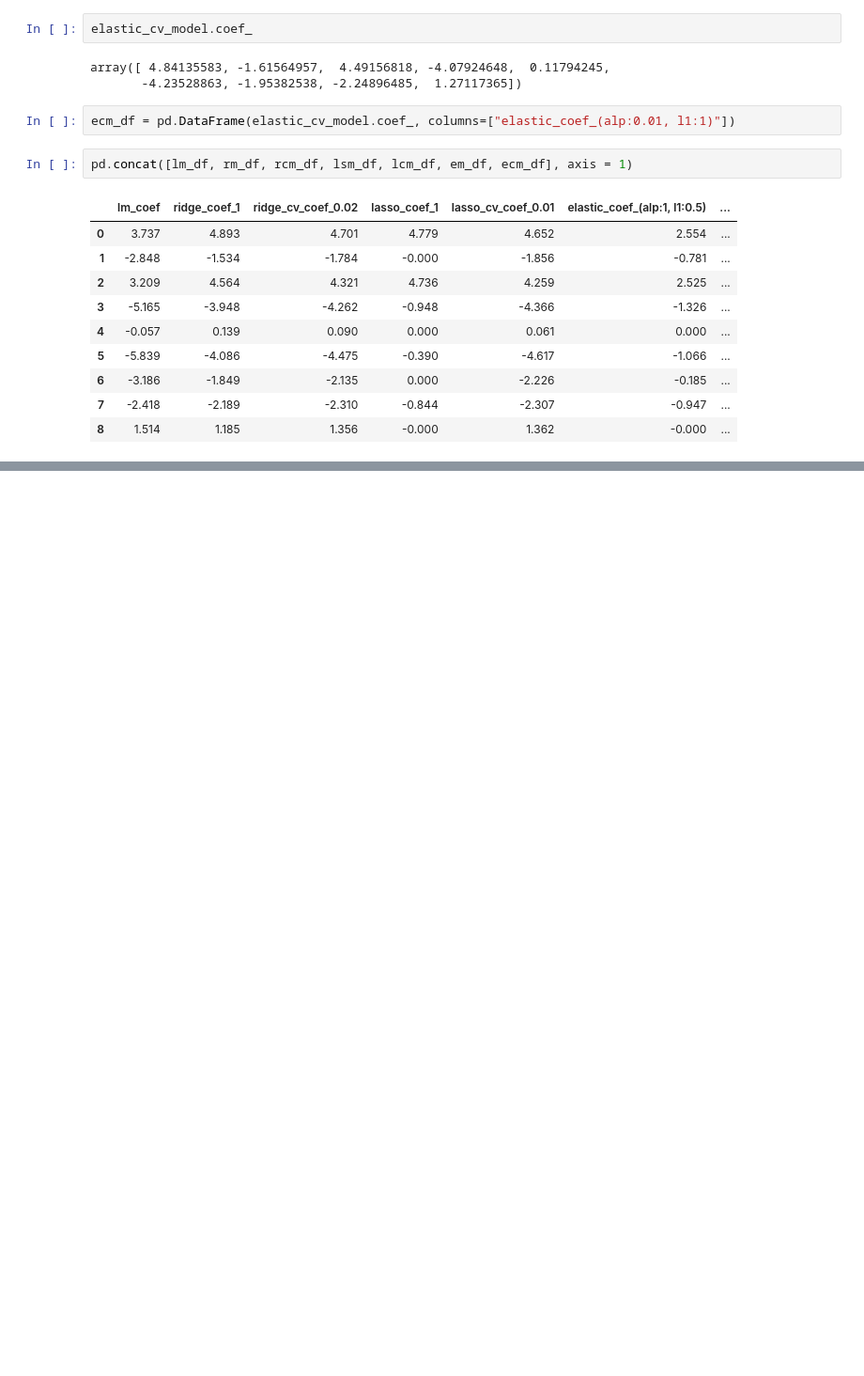
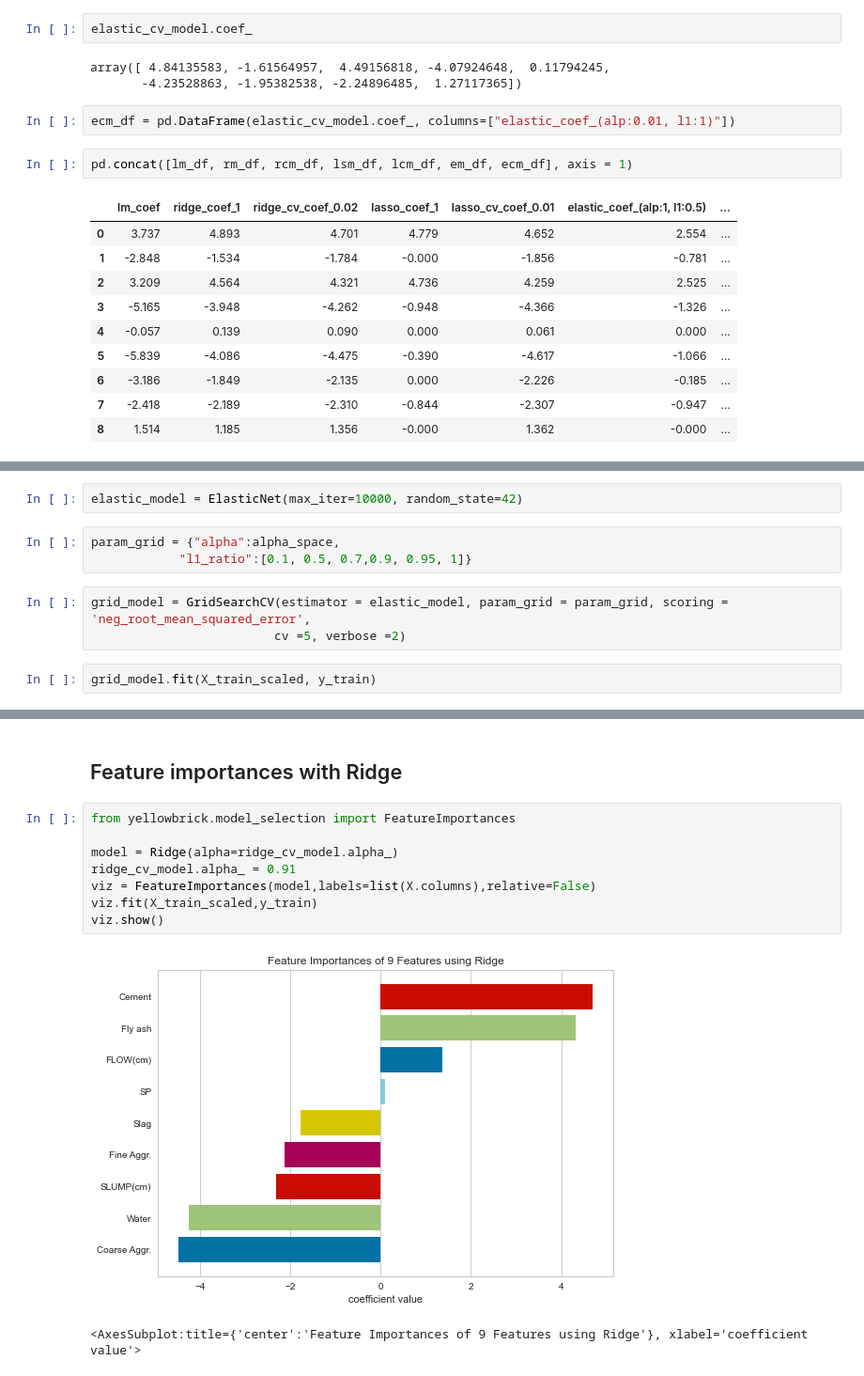
Before and after one commit to frkks/Data-Sc-ence, a Jupyter notebook: Machine Learning/Assigments/ML - Assigment-1 (Concrete Slump Test Prediction)(ML 1022 EU)/cement_slump_notebook.assignment1.ipynb, the cells around one changed output, grey strips where cells are left out. Shown at 94% size. Drawn from its saved outputs; the diff is of its cells as text; blank space fills up the shorter version.

```diff
--- a/Machine Learning/Assigments/ML - Assigment-1 (Concrete Slump Test Prediction)(ML 1022 EU)/cement_slump_notebook.assignment1.ipynb
+++ b/Machine Learning/Assigments/ML - Assigment-1 (Concrete Slump Test Prediction)(ML 1022 EU)/cement_slump_notebook.assignment1.ipynb
@@ -775,0 +786,10 @@ pd.concat([lm_df, rm_df, rcm_df, lsm_df, lcm_df, em_df, ecm_df], axis = 1)
+# %%
+elastic_model = ElasticNet(max_iter=10000, random_state=42)
+# %%
+param_grid = {"alpha":alpha_space,
+            "l1_ratio":[0.1, 0.5, 0.7,0.9, 0.95, 1]}
+# %%
+grid_model = GridSearchCV(estimator = elastic_model, param_grid = param_grid, scoring = 'neg_root_mean_squared_error',
+                         cv =5, verbose =2)
+# %%
+grid_model.fit(X_train_scaled, y_train)
@@ -775,0 +851,13 @@ pd.concat([lm_df, rm_df, rcm_df, lsm_df, lcm_df, em_df, ecm_df], axis = 1)
+# %% [markdown]
+## Feature importances with Ridge
+# %%
+from yellowbrick.model_selection import FeatureImportances
+
+model = Ridge(alpha=ridge_cv_model.alpha_)
+ridge_cv_model.alpha_ = 0.91
+viz = FeatureImportances(model,labels=list(X.columns),relative=False)
+viz.fit(X_train_scaled,y_train)
+viz.show()
+# %% [output]
+[figure, added]
+<AxesSubplot:title={'center':'Feature Importances of 9 Features using Ridge'}, xlabel='coefficient value'>
```
Also changed, not shown: parts of 32 cells of this notebook, 2 other files.
